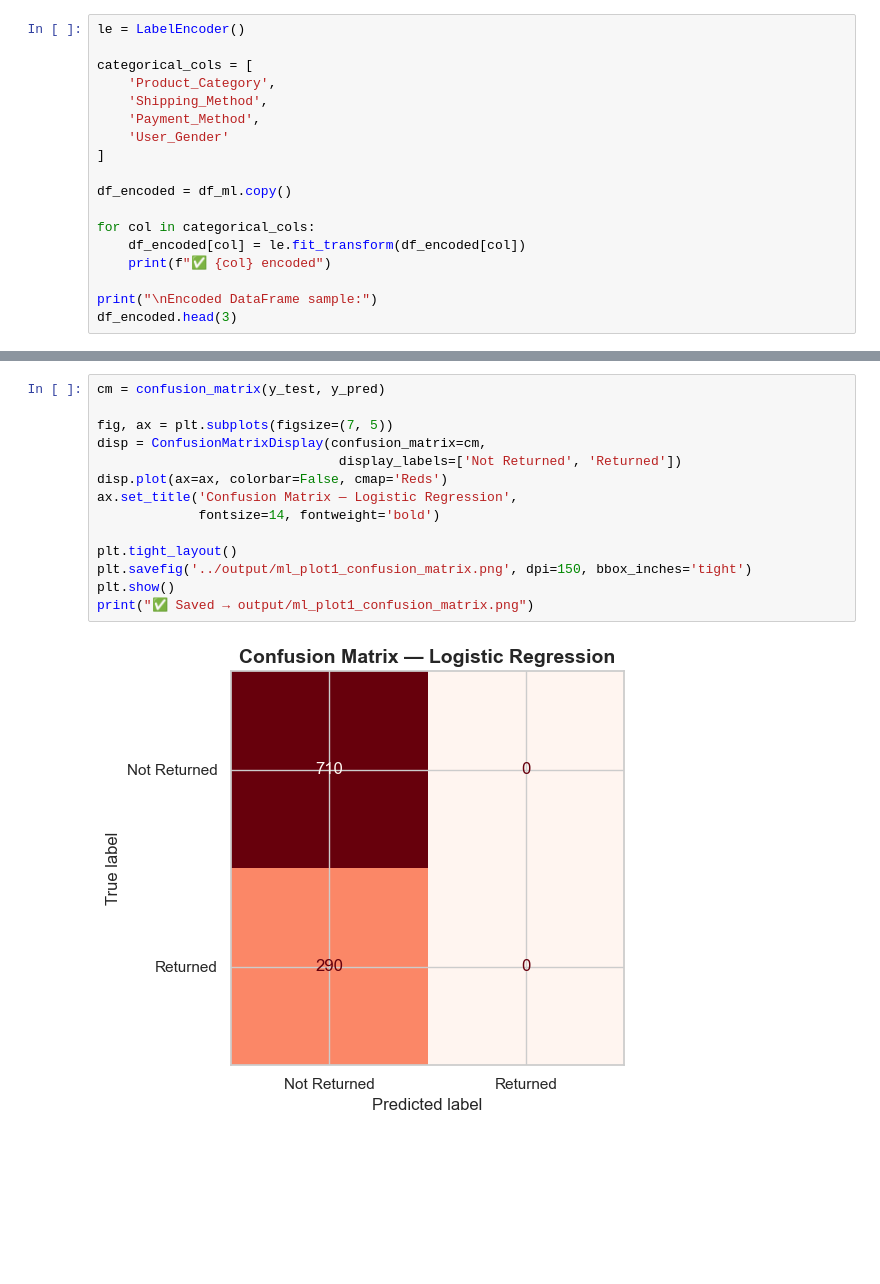
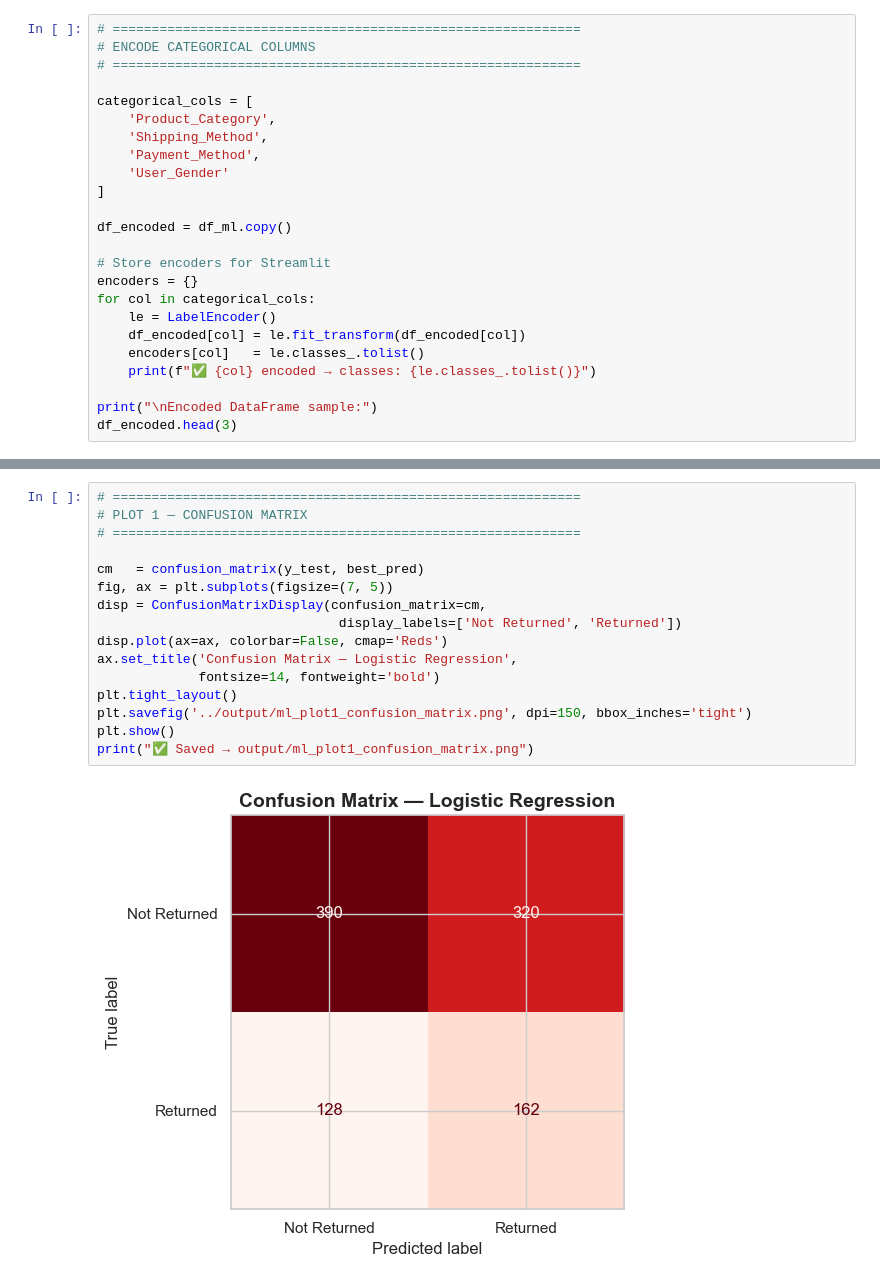
Before and after one commit to DaweAnki/Ecommerce-Return-Rate-Analysis, a Jupyter notebook: notebooks/02_ML_LogisticRegression.ipynb, the cells around one changed output, grey strips where cells are left out. Drawn from its saved outputs; the diff is of its cells as text; blank space fills up the shorter version.

```diff
--- a/notebooks/02_ML_LogisticRegression.ipynb
+++ b/notebooks/02_ML_LogisticRegression.ipynb
@@ -86,7 +94,9 @@ Target         : Return_Binary (0 = Not Returned, 1 = Returned)
 | 1 | Toys | 744.06 | 5 | 29.62 | Next-Day | Wallet | ... |
 | 2 | Clothing | 983.68 | 5 | 47.80 | Express | Wallet | ... |
 # %%
-le = LabelEncoder()
+# ============================================================
+# ENCODE CATEGORICAL COLUMNS
+# ============================================================
 
 categorical_cols = [
     'Product_Category',
@@ -97,9 +107,13 @@ categorical_cols = [
 
 df_encoded = df_ml.copy()
 
+# Store encoders for Streamlit
+encoders = {}
 for col in categorical_cols:
+    le = LabelEncoder()
     df_encoded[col] = le.fit_transform(df_encoded[col])
-    print(f"✅ {col} encoded")
+    encoders[col]   = le.classes_.tolist()
+    print(f"✅ {col} encoded → classes: {le.classes_.tolist()}")
 
 print("\nEncoded DataFrame sample:")
 df_encoded.head(3)
@@ -217,18 +275,20 @@ weighted avg       0.50      0.71      0.59      1000
 # %%
-cm = confusion_matrix(y_test, y_pred)
+# ============================================================
+# PLOT 1 — CONFUSION MATRIX
+# ============================================================
 
+cm   = confusion_matrix(y_test, best_pred)
 fig, ax = plt.subplots(figsize=(7, 5))
 disp = ConfusionMatrixDisplay(confusion_matrix=cm,
                                display_labels=['Not Returned', 'Returned'])
 disp.plot(ax=ax, colorbar=False, cmap='Reds')
 ax.set_title('Confusion Matrix — Logistic Regression',
              fontsize=14, fontweight='bold')
-
 plt.tight_layout()
 plt.savefig('../output/ml_plot1_confusion_matrix.png', dpi=150, bbox_inches='tight')
 plt.show()
 print("✅ Saved → output/ml_plot1_confusion_matrix.png")
 # %% [output]
-[figure, old version]
+[figure, new version]
 ✅ Saved → output/ml_plot1_confusion_matrix.png
 # %%
```
Also changed, not shown: parts of 20 cells of this notebook, 15 other files.
